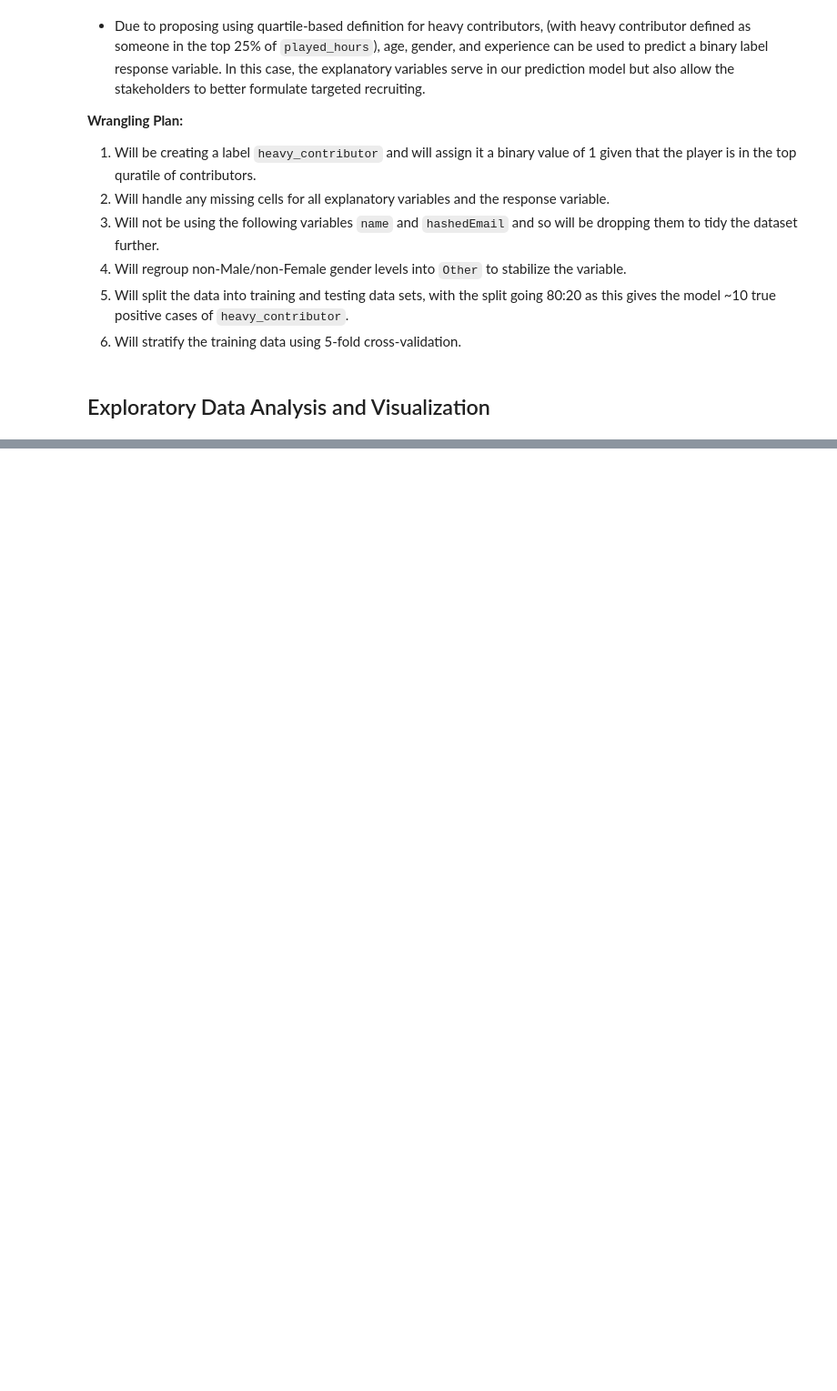
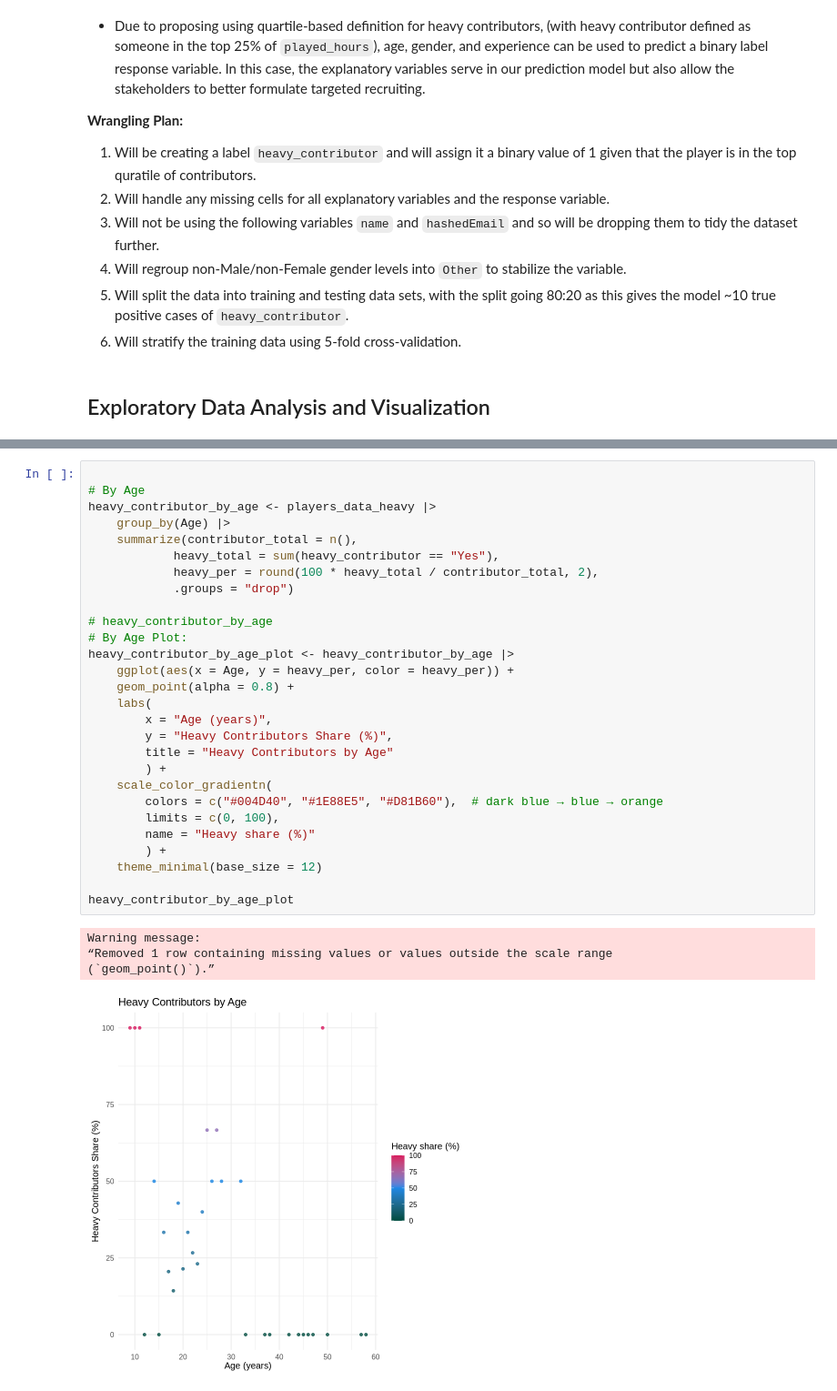
Before and after one commit to awu0521/Dsci-11, a Jupyter notebook: Planning Stage - Ahmed Alkarkhi/planning-alkarkhi.ipynb, the cells around one changed output, grey strips where cells are left out. Shown at 91% size. Drawn from its saved outputs; the diff is of its cells as text; blank space fills up the shorter version.

```diff
--- a/Planning Stage - Ahmed Alkarkhi/planning-alkarkhi.ipynb
+++ b/Planning Stage - Ahmed Alkarkhi/planning-alkarkhi.ipynb
@@ -267,0 +388,33 @@ heavy_density_plot
+# %%
+
+# By Age
+heavy_contributor_by_age <- players_data_heavy |>
+    group_by(Age) |>
+    summarize(contributor_total = n(),
+            heavy_total = sum(heavy_contributor == "Yes"),
+            heavy_per = round(100 * heavy_total / contributor_total, 2),
+            .groups = "drop")
+
+# heavy_contributor_by_age
+# By Age Plot:
+heavy_contributor_by_age_plot <- heavy_contributor_by_age |>
+    ggplot(aes(x = Age, y = heavy_per, color = heavy_per)) +
+    geom_point(alpha = 0.8) +
+    labs(
+        x = "Age (years)",
+        y = "Heavy Contributors Share (%)",
+        title = "Heavy Contributors by Age"
+        ) +
+    scale_color_gradientn(
+        colors = c("#004D40", "#1E88E5", "#D81B60"),  # dark blue → blue → orange
+        limits = c(0, 100),
+        name = "Heavy share (%)"
+        ) +
+    theme_minimal(base_size = 12)
+
+heavy_contributor_by_age_plot
+# %% [output]
+Warning message:
+“Removed 1 row containing missing values or values outside the scale range
+(`geom_point()`).”
+[figure, added]
```
Also changed, not shown: parts of 13 cells of this notebook.
